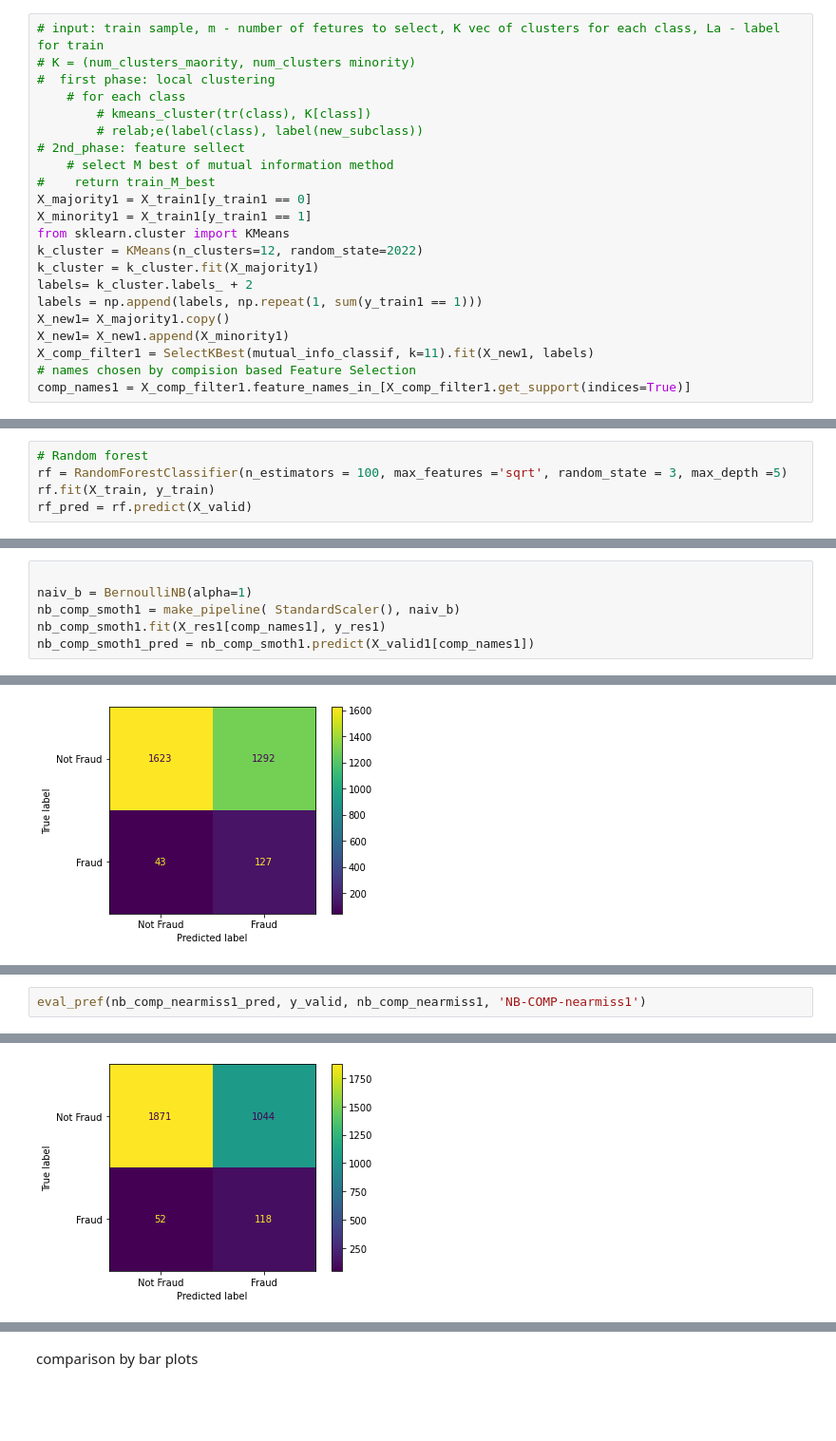
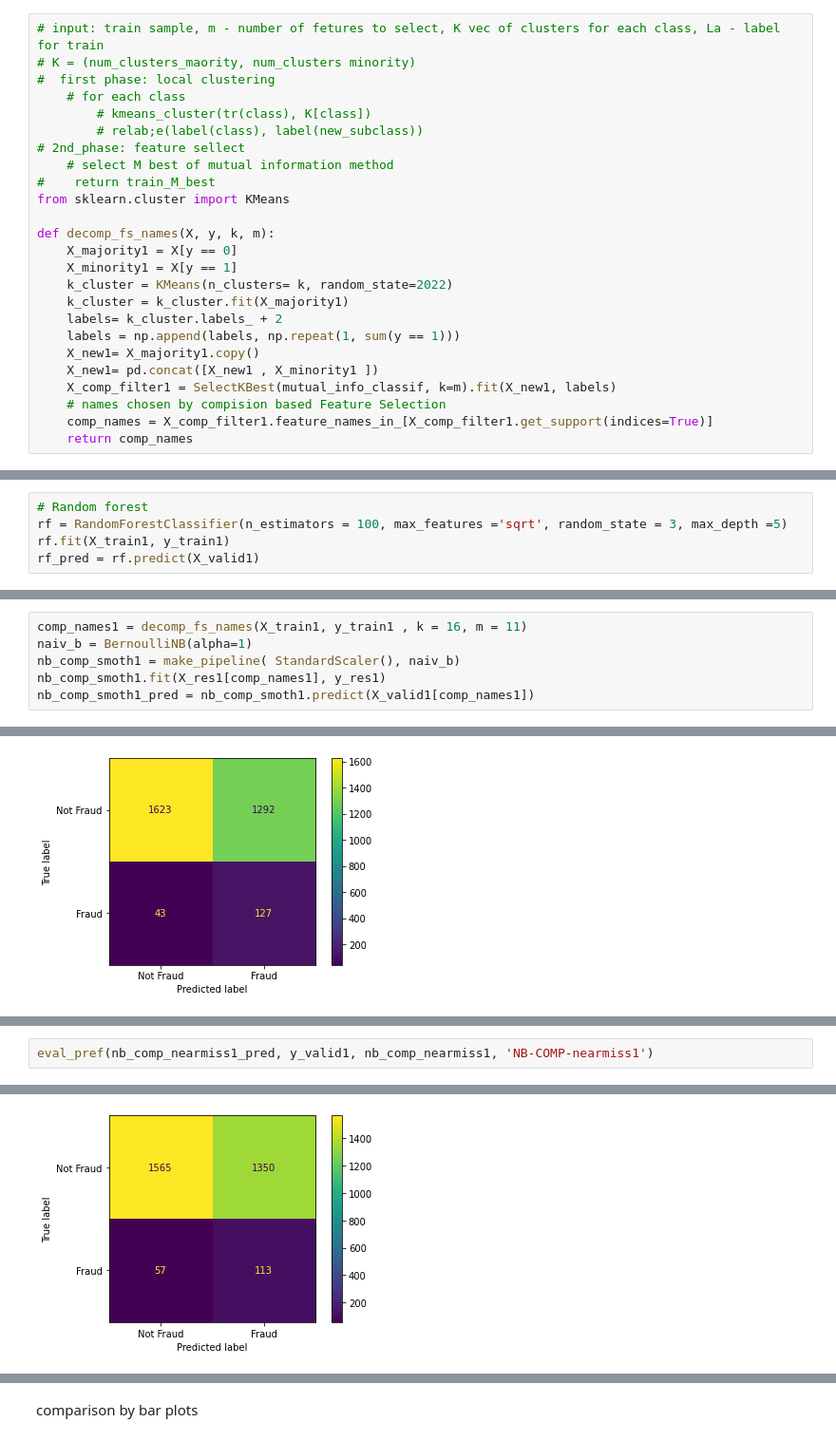
Before and after one commit to Eladgo10/DS-Seminar-project-, a Jupyter notebook: seminer-project.ipynb, the cells around one changed output, grey strips where cells are left out. Shown: that part at 95% size. Cells and saved outputs as stored; diff of their text form; blank space fills up the shorter version.

```diff
--- a/seminer-project.ipynb
+++ b/seminer-project.ipynb
@@ -693,18 +605,21 @@ comp_names = X_comp_filter.feature_names_in_[X_comp_filter.get_support(indices=T
 # 2nd_phase: feature sellect
     # select M best of mutual information method
 #    return train_M_best
-X_majority1 = X_train1[y_train1 == 0]
-X_minority1 = X_train1[y_train1 == 1]
 from sklearn.cluster import KMeans
-k_cluster = KMeans(n_clusters=12, random_state=2022)
-k_cluster = k_cluster.fit(X_majority1)
-labels= k_cluster.labels_ + 2
-labels = np.append(labels, np.repeat(1, sum(y_train1 == 1)))
-X_new1= X_majority1.copy()
-X_new1= X_new1.append(X_minority1)
-X_comp_filter1 = SelectKBest(mutual_info_classif, k=11).fit(X_new1, labels)
-# names chosen by compision based Feature Selection
-comp_names1 = X_comp_filter1.feature_names_in_[X_comp_filter1.get_support(indices=True)]
+
+def decomp_fs_names(X, y, k, m):
+    X_majority1 = X[y == 0]
+    X_minority1 = X[y == 1]
+    k_cluster = KMeans(n_clusters= k, random_state=2022)
+    k_cluster = k_cluster.fit(X_majority1)
+    labels= k_cluster.labels_ + 2
+    labels = np.append(labels, np.repeat(1, sum(y == 1)))
+    X_new1= X_majority1.copy()
+    X_new1= pd.concat([X_new1 , X_minority1 ])
+    X_comp_filter1 = SelectKBest(mutual_info_classif, k=m).fit(X_new1, labels)
+    # names chosen by compision based Feature Selection
+    comp_names = X_comp_filter1.feature_names_in_[X_comp_filter1.get_support(indices=True)]
+    return comp_names
 # %% [markdown]
 # **Part 4 - Build classifiers**
 # %% [markdown]
@@ -712,7 +627,7 @@ RF - baseline
 # %%
 # Random forest
 rf = RandomForestClassifier(n_estimators = 100, max_features ='sqrt', random_state = 3, max_depth =5)
-rf.fit(X_train, y_train)
-rf_pred = rf.predict(X_valid)
+rf.fit(X_train1, y_train1)
+rf_pred = rf.predict(X_valid1)
 # %% [markdown]
 RF - SMOTH
@@ -908,5 +730,5 @@ nb_comp_smoth_pred = nb_comp_smoth.predict(X_valid[comp_names])
 # %%
-
+comp_names1 = decomp_fs_names(X_train1, y_train1 , k = 16, m = 11)
 naiv_b = BernoulliNB(alpha=1)
 nb_comp_smoth1 = make_pipeline( StandardScaler(), naiv_b)
 nb_comp_smoth1.fit(X_res1[comp_names1], y_res1)
@@ -1434,4 +1044,4 @@ AUC-PR:  38.79 %
 # %%
-eval_pref(nb_comp_nearmiss1_pred, y_valid, nb_comp_nearmiss1, 'NB-COMP-nearmiss1')
+eval_pref(nb_comp_nearmiss1_pred, y_valid1, nb_comp_nearmiss1, 'NB-COMP-nearmiss1')
 # %% [output]
 NB-COMP-nearmiss1 :
@@ -1444 +1054 @@ AUC-PR:  40.63 %
-[figure, old version]
+[figure, new version]
```
Also changed, not shown: parts of 86 cells of this notebook.
